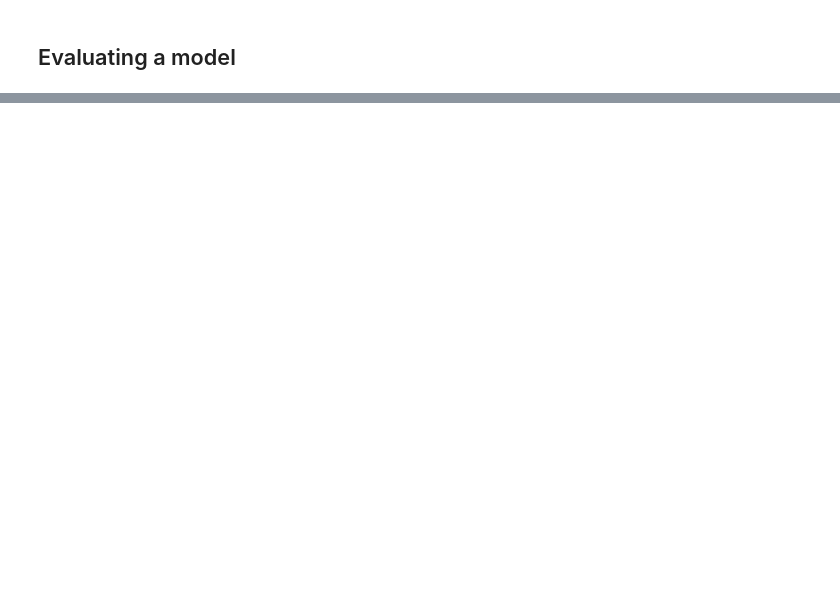
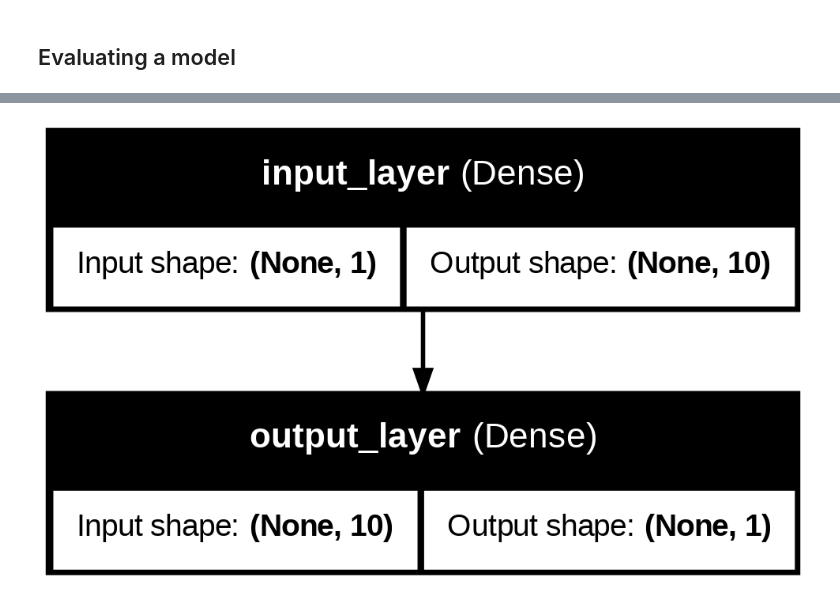
Before and after one commit to SaahithShetty/tensorflow, a Jupyter notebook: 01_neural_network_regression_with_tf.ipynb, the cells around one changed output, grey strips where cells are left out. Saved outputs shown, nothing was run; the diff lists cells and outputs as text; code cells hidden in the pictures; blank space fills up the shorter version.

```diff
--- a/01_neural_network_regression_with_tf.ipynb
+++ b/01_neural_network_regression_with_tf.ipynb
@@ -251,0 +288,13 @@ array([[27.01117]], dtype=float32)
+# %%
+tf.random.set_seed(42)
+
+model_5 = tf.keras.Sequential([
+    tf.keras.layers.Dense(10,input_shape=[1],name="input_layer"),
+    tf.keras.layers.Dense(1,name="output_layer")
+],name="Model_5")
+
+model_5.compile(
+    loss = tf.keras.losses.mae,
+    optimizer = tf.keras.optimizers.Adam(learning_rate=0.01),
+    metrics = ["mae"]
+)
@@ -251,0 +315,2 @@ array([[27.01117]], dtype=float32)
+# %%
+model_5.fit(tf.expand_dims(X_train,axis=-1),y_train,epochs=100)
@@ -251,0 +341,4 @@ array([[27.01117]], dtype=float32)
+# %%
+plot_model(model_5,show_shapes=True,show_layer_names=True)
+# %% [output]
+[figure, added]
```
Also changed, not shown: parts of 78 cells of this notebook.
